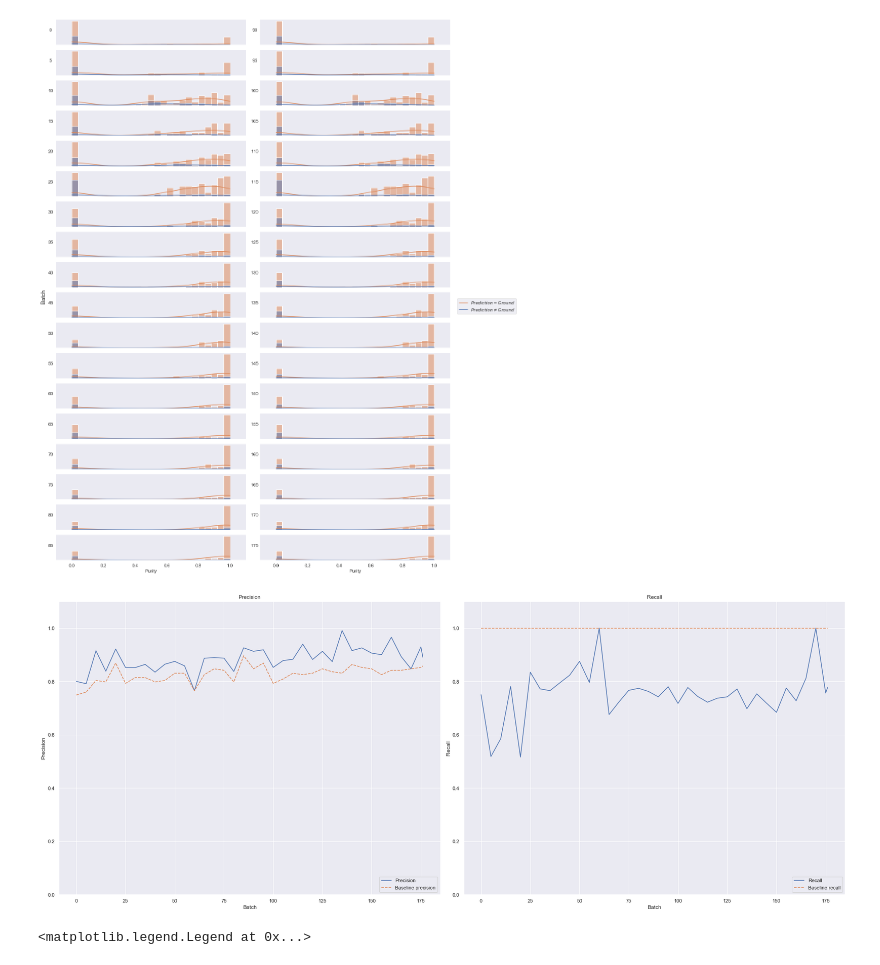
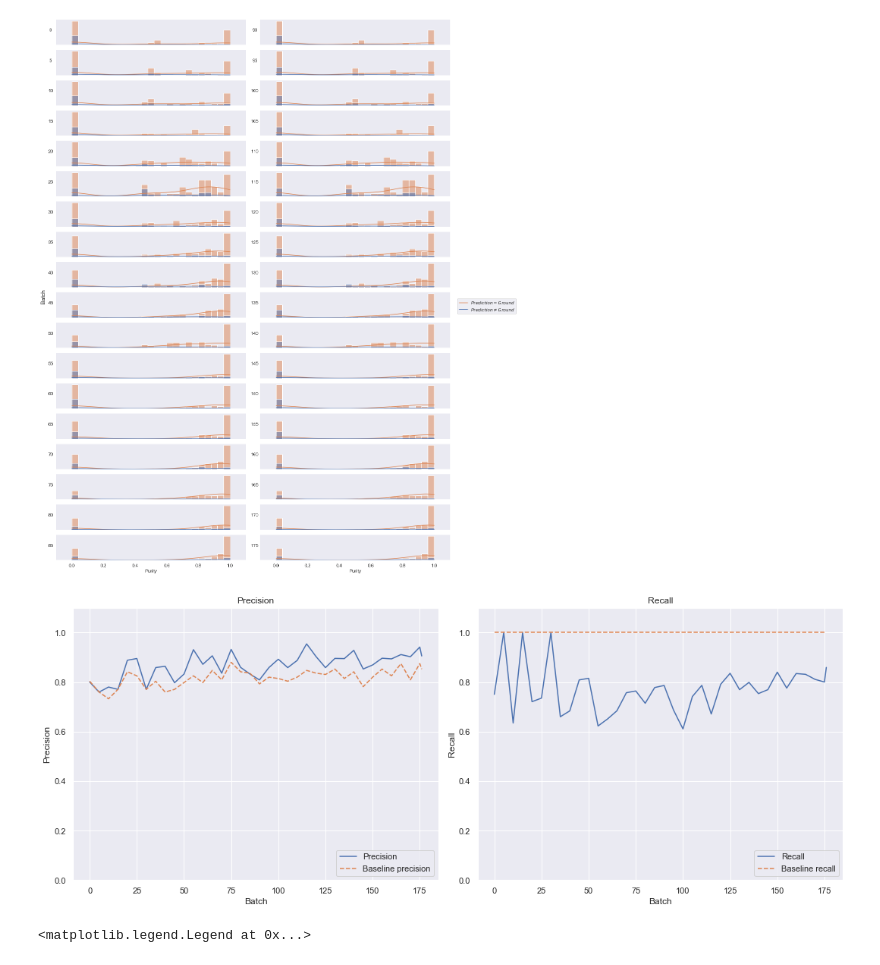
Before and after one commit to tdavislab/TopoBERT, a Jupyter notebook: notebooks/test-attachment-prediction.ipynb, the cells around one changed output. Drawn from its saved outputs; the diff is of its cells as text; code cells hidden in the pictures.

```diff
--- a/notebooks/test-attachment-prediction.ipynb
+++ b/notebooks/test-attachment-prediction.ipynb
@@ -131,17 +131,18 @@ def get_test_attach_features(point_id, graph, method='entropy'):
 # get epochwise test-features
 EPOCHS = list(range(0, 176, 5)) + [176]
 LAYER = 9
-dataset = 'ss-role'
+# dataset = 'ss-role'
+dataset = 'roberta'
 purity_dfs = []
 
 for epoch in tqdm(EPOCHS):
     # get graph
-    graph = get_graph('ss-role', 'euclidean', 'l2', 50, 50, epoch, LAYER, 'trainknntest')
+    graph = get_graph(dataset, 'euclidean', 'l2', 50, 50, epoch, LAYER, 'trainknntest')
 
     test_labels = read_labels(f'../backend/data/{dataset}/entities/test.txt', dataset=dataset)
     train_labels = read_labels(f'../backend/data/{dataset}/entities/train.txt', dataset=dataset)
 
-    label_set = sorted(read_labels(f'../backend/data/{dataset}/entities/train.txt').label.unique().tolist())
+    label_set = sorted(read_labels(f'../backend/data/{dataset}/entities/train.txt', dataset=dataset).label.unique().tolist())
     label_dict = {label: i for i, label in enumerate(label_set)}
     label_dict['Others'] = len(label_set)
 
@@ -209,17 +210,18 @@ fig.supylabel('Batch')
 fig.legend([r'$Prediction = Ground$', r'$Prediction \neq Ground$'], bbox_to_anchor=(1.15, 0.5), bbox_transform=fig.transFigure)
 
 plt.tight_layout()
-plt.savefig('images/attachment-prediction/attachment-ss-role-layer9.png', dpi=300, bbox_inches='tight')
+plt.savefig(f'images/attachment-prediction/attachment-{dataset}-layer9.png', dpi=300, bbox_inches='tight')
 # %% [output]
-[figure, old version]
+[figure, new version]
 # %%
 purity_dfs = []
 precisions, recalls, f1s = [], [], []
 baseline_precisions, baseline_recalls, baseline_f1s = [], [], []
 normalize = False
+dataset = 'roberta'
 
 for epoch in tqdm(list(range(0, 176, 5)) + [176]):
-    dataset, dist_metric, filter, intervals, overlap, layer, datasplit = 'ss-role', 'euclidean', 'l2', 50, 50, 9, 'trainknntest'
+    dist_metric, filter, intervals, overlap, layer, datasplit = 'euclidean', 'l2', 50, 50, 9, 'trainknntest'
 
     graph = get_graph(dataset, dist_metric, filter, intervals, overlap, epoch, layer, datasplit)
     test_labels = read_labels(f'../backend/data/{dataset}/entities/test.txt', dataset=dataset)
@@ -294,40 +296,40 @@ f1s[0] = 1 / precisions[0]
 # %%
 xnums = list(range(0, 176, 5)) + [176]
 # fig, (precision_ax, recall_ax, f1_ax) = plt.subplots(1, 3, figsize=(25, 10))
-fig, (precision_ax, recall_ax) = plt.subplots(1, 2, figsize=(25, 10))
+fig, (precision_ax, recall_ax) = plt.subplots(1, 2, figsize=(15, 6))
 
 # plot the precision and recall curves
 sns.lineplot(x=xnums, y=precisions, label='Precision', ax=precision_ax)
 sns.lineplot(x=xnums, y=recalls, label='Recall', ax=recall_ax)
 # sns.lineplot(x=xnums, y=f1s, label='f1', ax=f1_ax)
 
 sns.lineplot(x=xnums, y=baseline_precisions, label='Baseline precision', linestyle='--', ax=precision_ax)
 sns.lineplot(x=xnums, y=baseline_recalls, label='Baseline recall', linestyle='--', ax=recall_ax)
 # sns.lineplot(x=xnums, y=baseline_f1s, label='baseline f1', linestyle='--', ax=f1_ax)
 
 precision_ax.set_xlabel('Batch')
 precision_ax.set_ylabel('Precision')
 precision_ax.set_title('Precision')
 precision_ax.set_ylim(0, 1.1)
 
 recall_ax.set_xlabel('Batch')
 recall_ax.set_ylabel('Recall')
 recall_ax.set_title('Recall')
 recall_ax.set_ylim(0, 1.1)
 
 # f1_ax.set_xlabel('Batch')
 # f1_ax.set_ylabel('F1-score')
 # f1_ax.set_title('F1-score')
 # f1_ax.set_ylim(0, 1.1)
 
 precision_ax.legend(loc='lower right')
 recall_ax.legend(loc='lower right')
 # f1_ax.legend(loc='lower right')
 
 plt.tight_layout()
-plt.savefig('./images/attachment-prediction/ss-role-layer-9-precision-recall-f1.png')
+plt.savefig(f'./images/attachment-prediction/{dataset}-layer-9-precision-recall-f1.png', dpi=300)
 # %% [output]
-[figure, old version]
+[figure, new version]
 # %%
 # plot the precision and recall curves
 sns.lineplot(range(0, 176, 5), precisions, label='precision')
```
Also changed, not shown: 5 other files.
